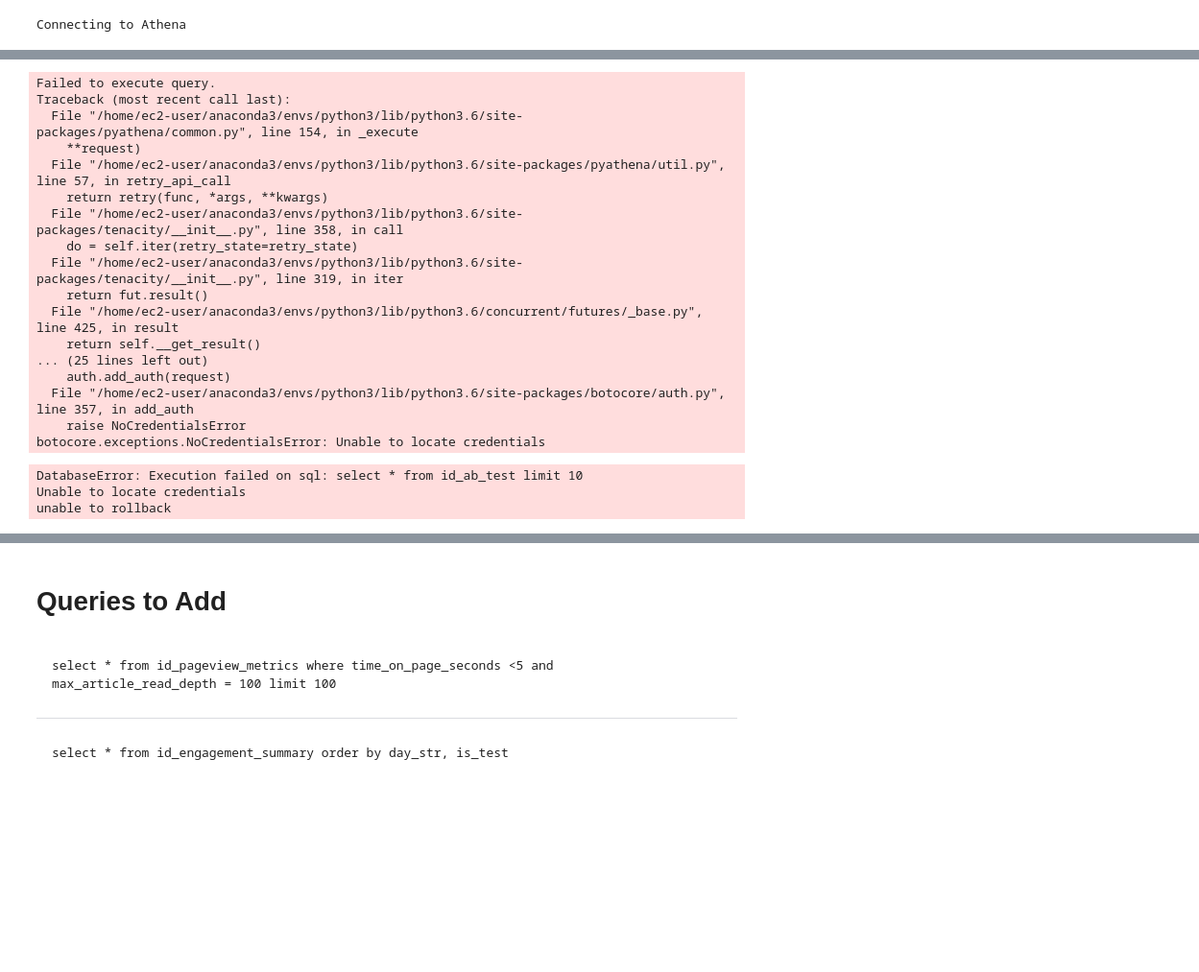
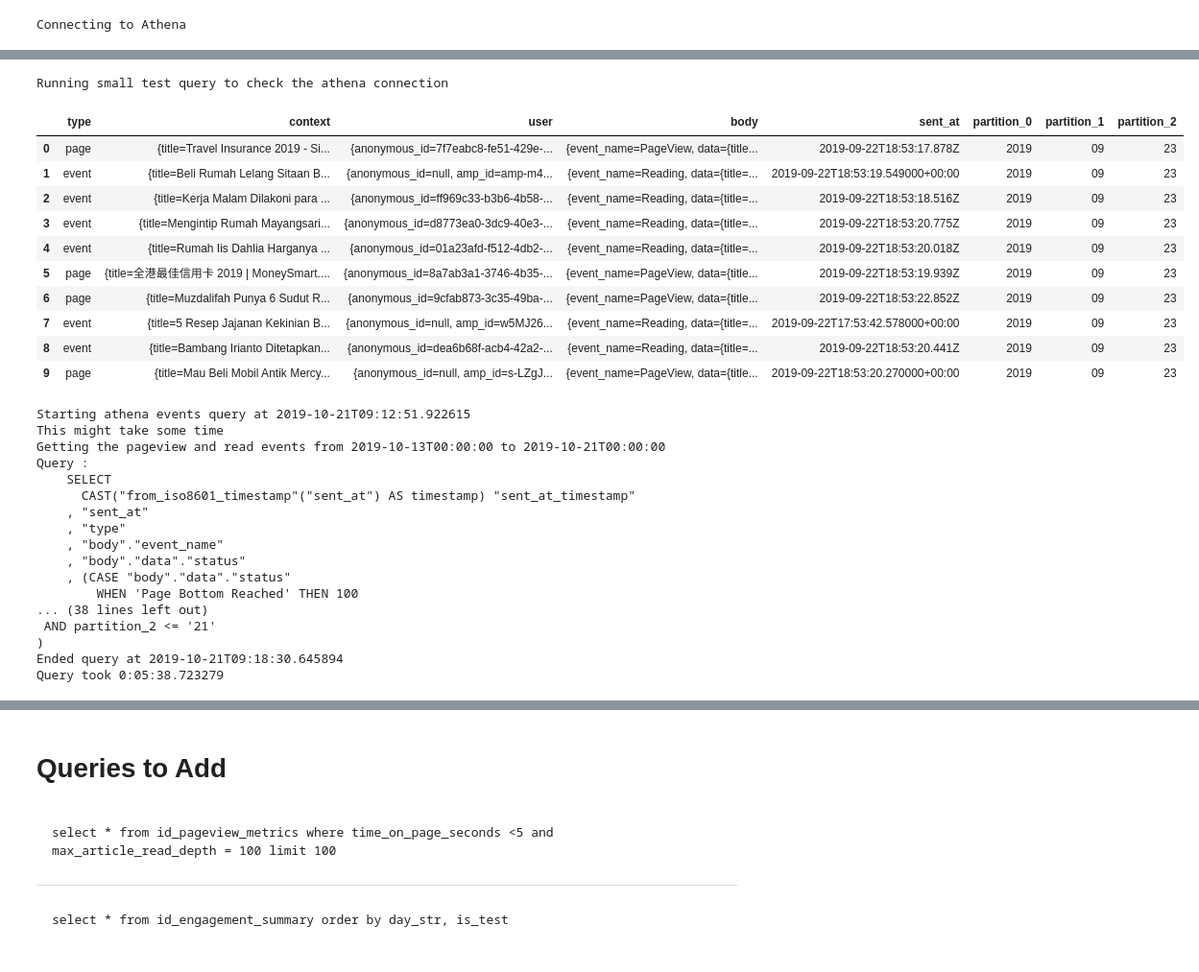
Before and after one commit to moneysmartco/blog-jupyter-notebooks, a Jupyter notebook: first_experiments.ipynb, the cells around one changed output, grey strips where cells are left out. Shown at 96% size. Drawn from its saved outputs; the diff is of its cells as text; code cells hidden in the pictures; blank space fills up the shorter version.

```diff
--- a/first_experiments.ipynb
+++ b/first_experiments.ipynb
@@ -69,9 +71,9 @@ athena = boto3.client('athena')
 # %%
 #--- Analysis Settings --
-num_days_to_analyse = 1
+num_days_to_analyse = 8
 analysis_end_time = datetime.fromordinal(date.today().toordinal()) # start of today as we only get yesterday's data.
 analysis_start_time = analysis_end_time - timedelta(days=num_days_to_analyse)
-
+country_code_to_analyse = "ID"
 
 
 #--- Core Settings --
@@ -79,9 +81,14 @@ event_log_s3_path = "s3://ms-data-pipeline-production/ms-data-stream-production-
 event_log_s3_bucket = event_log_s3_path.split("s3://")[1].split("/")[0]
 event_log_s3_prefix = event_log_s3_path.split("/")[-1]
 athena_bucket_path = "s3://aws-athena-query-results-358002497134-ap-southeast-1/"
+athena_database = "ms_data_processed_production"
+athena_year_partition = "partition_0" #2019
+athena_month_partition = "partition_1" #02
+athena_day_partition = "partition_2" #02
 athena_raw_events_table = "ms_data_stream_production_processed"
 athena_easy_events_table =  "id_ab_test"
 aws_region_name = "ap-southeast-1"
 
+
 # --
 list_out_s3_bucket = False #extremely slow.
@@ -124,23 +104,16 @@ unable to rollback
-# %%
-pd.read_sql("select * from id_ab_test limit 10", athena_conn)
-# %% [output]
-Failed to execute query.
-Traceback (most recent call last):
-  File "/home/ec2-user/anaconda3/envs/python3/lib/python3.6/site-packages/pyathena/common.py", line 154, in _execute
-    **request)
-  File "/home/ec2-user/anaconda3/envs/python3/lib/python3.6/site-packages/pyathena/util.py", line 57, in retry_api_call
-    return retry(func, *args, **kwargs)
-  File "/home/ec2-user/anaconda3/envs/python3/lib/python3.6/site-packages/tenacity/__init__.py", line 358, in call
-    do = self.iter(retry_state=retry_state)
-  File "/home/ec2-user/anaconda3/envs/python3/lib/python3.6/site-packages/tenacity/__init__.py", line 319, in iter
-    return fut.result()
-  File "/home/ec2-user/anaconda3/envs/python3/lib/python3.6/concurrent/futures/_base.py", line 425, in result
-    return self.__get_result()
-... (25 lines left out)
-    auth.add_auth(request)
-  File "/home/ec2-user/anaconda3/envs/python3/lib/python3.6/site-packages/botocore/auth.py", line 357, in add_auth
-    raise NoCredentialsError
-botocore.exceptions.NoCredentialsError: Unable to locate credentials
-DatabaseError: Execution failed on sql: select * from id_ab_test limit 10
-Unable to locate credentials
-unable to rollback
+# %%
+print("Running small test query to check the athena connection")
+pd.read_sql("select * from "+athena_database+"."+athena_raw_events_table+" limit 10", athena_conn)
+# %% [output]
+Running small test query to check the athena connection
+|  | type | context | user | body | sent_at | partition_0 | partition_1 | partition_2 |
+| 0 | page | {title=Travel Insurance 2019 - Si... | {anonymous_id=7f7eabc8-fe51-429e-... | {event_name=PageView, data={title... | 2019-09-22T18:53:17.878Z | 2019 | 09 | 23 |
+| 1 | event | {title=Beli Rumah Lelang Sitaan B... | {anonymous_id=null, amp_id=amp-m4... | {event_name=Reading, data={title=... | 2019-09-22T18:53:19.549000+00:00 | 2019 | 09 | 23 |
+| 2 | event | {title=Kerja Malam Dilakoni para ... | {anonymous_id=ff969c33-b3b6-4b58-... | {event_name=Reading, data={title=... | 2019-09-22T18:53:18.516Z | 2019 | 09 | 23 |
+| 3 | event | {title=Mengintip Rumah Mayangsari... | {anonymous_id=d8773ea0-3dc9-40e3-... | {event_name=Reading, data={title=... | 2019-09-22T18:53:20.775Z | 2019 | 09 | 23 |
+| 4 | event | {title=Rumah Iis Dahlia Harganya ... | {anonymous_id=01a23afd-f512-4db2-... | {event_name=Reading, data={title=... | 2019-09-22T18:53:20.018Z | 2019 | 09 | 23 |
+| 5 | page | {title=全港最佳信用卡 2019 | MoneySmart.... | {anonymous_id=8a7ab3a1-3746-4b35-... | {event_name=PageView, data={title... | 2019-09-22T18:53:19.939Z | 2019 | 09 | 23 |
+| 6 | page | {title=Muzdalifah Punya 6 Sudut R... | {anonymous_id=9cfab873-3c35-49ba-... | {event_name=PageView, data={title... | 2019-09-22T18:53:22.852Z | 2019 | 09 | 23 |
+| 7 | event | {title=5 Resep Jajanan Kekinian B... | {anonymous_id=null, amp_id=w5MJ26... | {event_name=Reading, data={title=... | 2019-09-22T17:53:42.578000+00:00 | 2019 | 09 | 23 |
+| 8 | event | {title=Bambang Irianto Ditetapkan... | {anonymous_id=dea6b68f-acb4-42a2-... | {event_name=Reading, data={title=... | 2019-09-22T18:53:20.441Z | 2019 | 09 | 23 |
+| 9 | page | {title=Mau Beli Mobil Antik Mercy... | {anonymous_id=null, amp_id=s-LZgJ... | {event_name=PageView, data={title... | 2019-09-22T18:53:20.270000+00:00 | 2019 | 09 | 23 |
@@ -146,0 +236,20 @@ unable to rollback
+# %%
+events = get_blog_events(country_code_to_analyse, analysis_start_time, analysis_end_time, limit =None)
+# %% [output]
+Starting athena events query at 2019-10-21T09:12:51.922615
+This might take some time
+Getting the pageview and read events from 2019-10-13T00:00:00 to 2019-10-21T00:00:00
+Query :
+    SELECT
+      CAST("from_iso8601_timestamp"("sent_at") AS timestamp) "sent_at_timestamp"
+    , "sent_at"
+    , "type"
+    , "body"."event_name"
+    , "body"."data"."status"
+    , (CASE "body"."data"."status"
+        WHEN 'Page Bottom Reached' THEN 100
+... (38 lines left out)
+ AND partition_2 <= '21'
+)
+Ended query at 2019-10-21T09:18:30.645894
+Query took 0:05:38.723279
```
Also changed, not shown: parts of 38 cells of this notebook.
